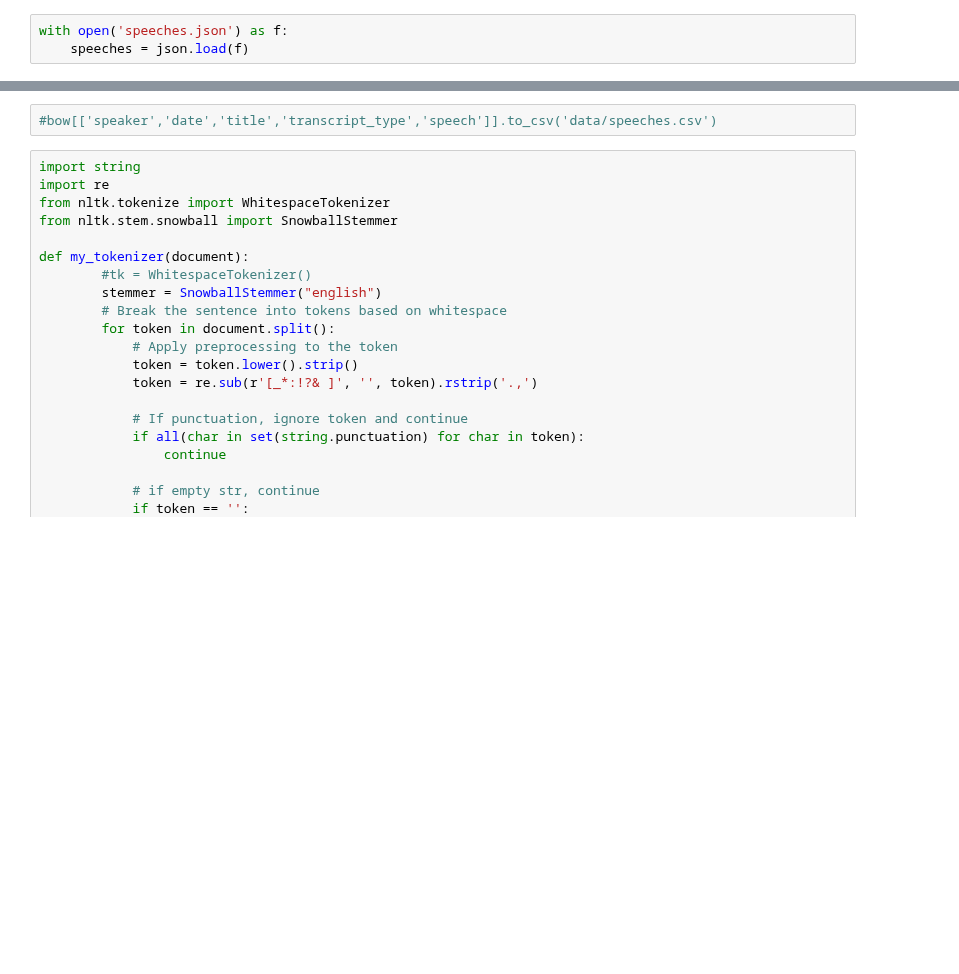
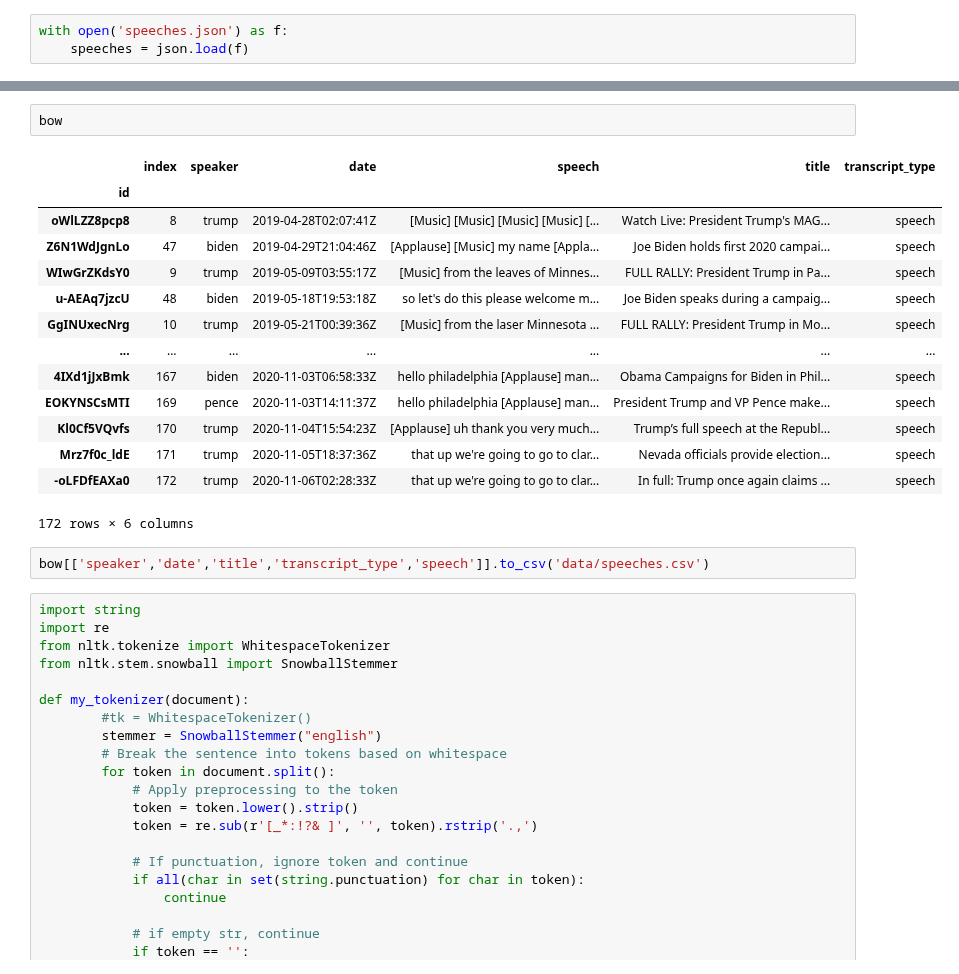
Before and after one commit to kfinity/capstone-speeches, a Jupyter notebook: top_tfidf_with_ngrams.ipynb, the cells around one changed output, grey strips where cells are left out. Drawn from its saved outputs; the diff is of its cells as text; blank space fills up the shorter version.

Commit message:
Update data files

```diff
--- a/top_tfidf_with_ngrams.ipynb
+++ b/top_tfidf_with_ngrams.ipynb
@@ -38,5 +38,22 @@ bow
+# %%
+bow
+# %% [output]
+|  | index | speaker | date | speech | title | transcript_type |
+| id |  |  |  |  |  |  |
+| oWlLZZ8pcp8 | 8 | trump | 2019-04-28T02:07:41Z | [Music] [Music] [Music] [Music] [... | Watch Live: President Trump's MAG... | speech |
+| Z6N1WdJgnLo | 47 | biden | 2019-04-29T21:04:46Z | [Applause] [Music] my name [Appla... | Joe Biden holds first 2020 campai... | speech |
+| WIwGrZKdsY0 | 9 | trump | 2019-05-09T03:55:17Z | [Music] from the leaves of Minnes... | FULL RALLY: President Trump in Pa... | speech |
+| u-AEAq7jzcU | 48 | biden | 2019-05-18T19:53:18Z | so let's do this please welcome m... | Joe Biden speaks during a campaig... | speech |
+| GgINUxecNrg | 10 | trump | 2019-05-21T00:39:36Z | [Music] from the laser Minnesota ... | FULL RALLY: President Trump in Mo... | speech |
+| ... | ... | ... | ... | ... | ... | ... |
+| 4IXd1jJxBmk | 167 | biden | 2020-11-03T06:58:33Z | hello philadelphia [Applause] man... | Obama Campaigns for Biden in Phil... | speech |
+| EOKYNSCsMTI | 169 | pence | 2020-11-03T14:11:37Z | hello philadelphia [Applause] man... | President Trump and VP Pence make... | speech |
+| Kl0Cf5VQvfs | 170 | trump | 2020-11-04T15:54:23Z | [Applause] uh thank you very much... | Trump’s full speech at the Republ... | speech |
+| Mrz7f0c_ldE | 171 | trump | 2020-11-05T18:37:36Z | that up we're going to go to clar... | Nevada officials provide election... | speech |
+| -oLFDfEAXa0 | 172 | trump | 2020-11-06T02:28:33Z | that up we're going to go to clar... | In full: Trump once again claims ... | speech |
+172 rows × 6 columns
 # %%
-#bow[['speaker','date','title','transcript_type','speech']].to_csv('data/speeches.csv')
+bow[['speaker','date','title','transcript_type','speech']].to_csv('data/speeches.csv')
 # %%
 import string
 import re
```
Also changed, not shown: parts of 6 cells of this notebook, 11 other files.
